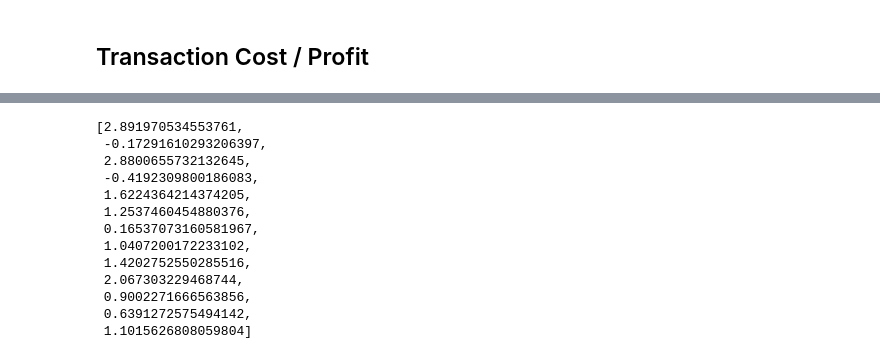
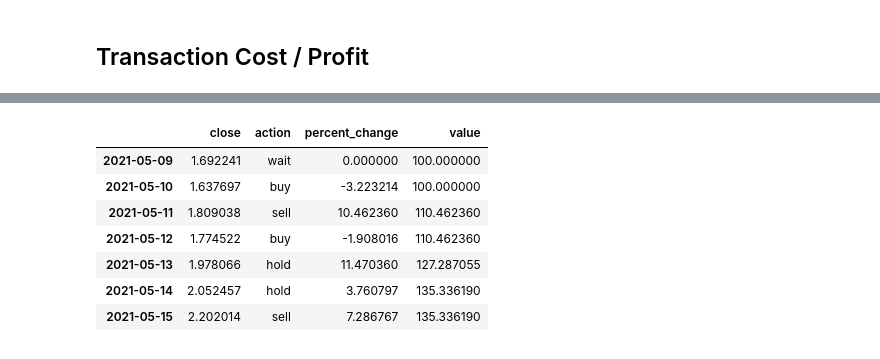
Before and after one commit to DSEI21000-S21/project-altcoinpriceprediction, a Jupyter notebook: experiments/mwander/Simple_Model_Trade.ipynb, the cells around one changed output, grey strips where cells are left out. Cells and saved outputs as stored; diff of their text form; code cells hidden in the pictures.

```diff
--- a/experiments/mwander/Simple_Model_Trade.ipynb
+++ b/experiments/mwander/Simple_Model_Trade.ipynb
@@ -263,16 +290,11 @@ pd.DataFrame(
-# %%
-returns_info
-# %% [output]
-[2.891970534553761,
- -0.17291610293206397,
- 2.8800655732132645,
- -0.4192309800186083,
- 1.6224364214374205,
- 1.2537460454880376,
- 0.16537073160581967,
- 1.0407200172233102,
- 1.4202752550285516,
- 2.067303229468744,
- 0.9002271666563856,
- 0.6391272575494142,
- 1.1015626808059804]
+# %%
+df_actions
+# %% [output]
+|  | close | action | percent_change | value |
+| 2021-05-09 | 1.692241 | wait | 0.000000 | 100.000000 |
+| 2021-05-10 | 1.637697 | buy | -3.223214 | 100.000000 |
+| 2021-05-11 | 1.809038 | sell | 10.462360 | 110.462360 |
+| 2021-05-12 | 1.774522 | buy | -1.908016 | 110.462360 |
+| 2021-05-13 | 1.978066 | hold | 11.470360 | 127.287055 |
+| 2021-05-14 | 2.052457 | hold | 3.760797 | 135.336190 |
+| 2021-05-15 | 2.202014 | sell | 7.286767 | 135.336190 |
```
Also changed, not shown: parts of 8 cells of this notebook.
